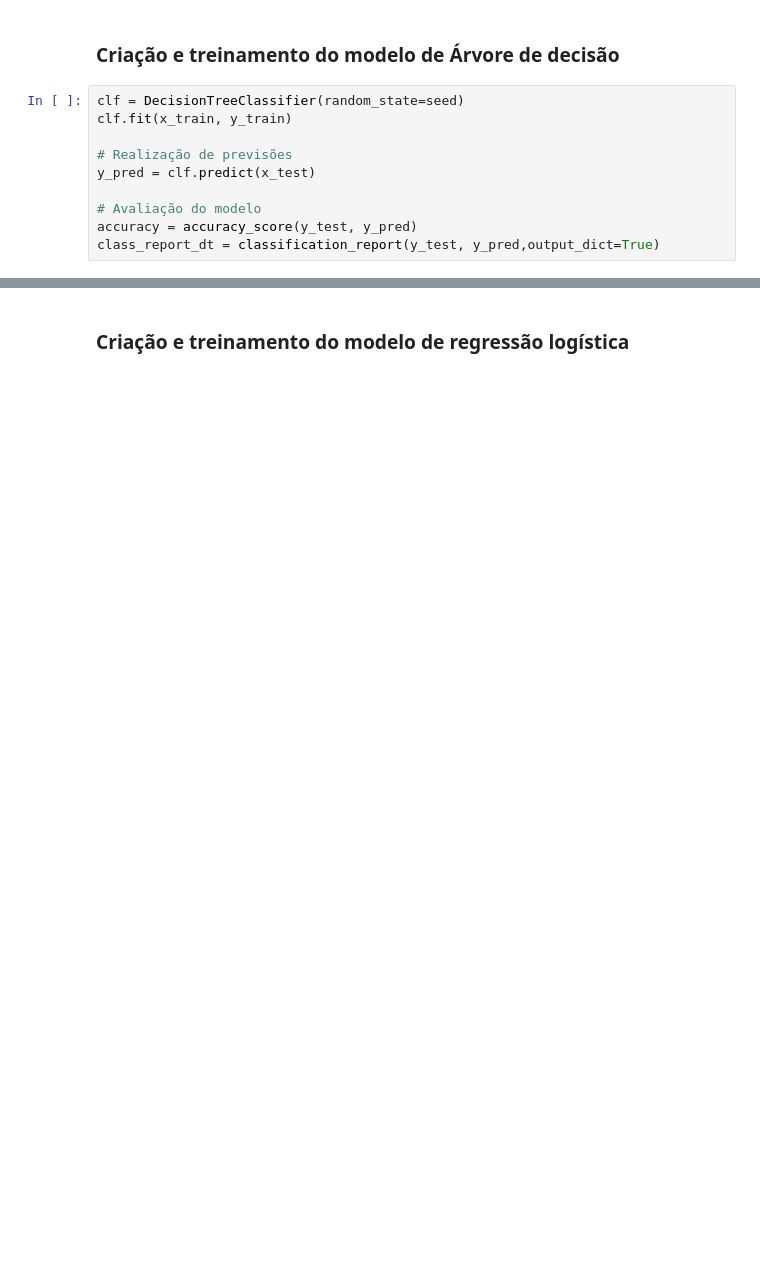
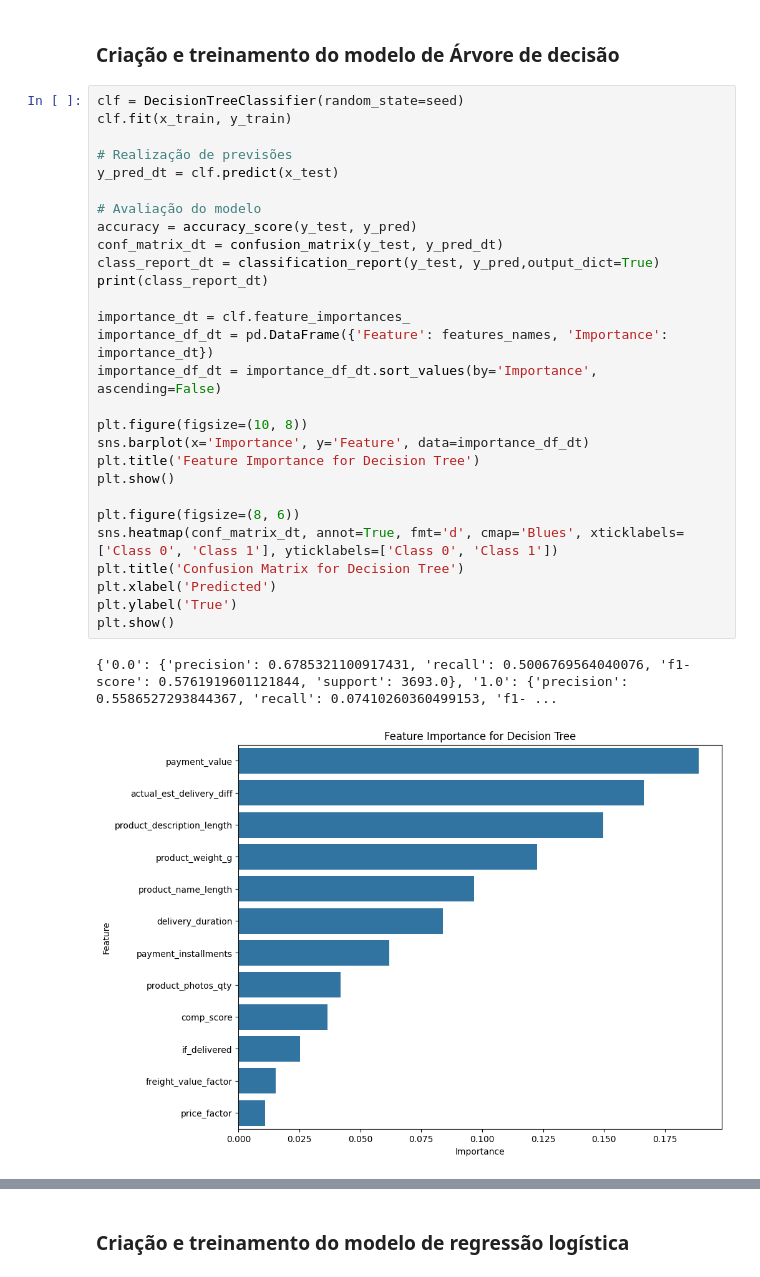
Before and after one commit to wnetohr/Olist-Brazilian-E-Commerce, a Jupyter notebook: notebooks/prediction_models.ipynb, the cells around one changed output, grey strips where cells are left out. Cells and saved outputs as stored; diff of their text form; blank space fills up the shorter version.

```diff
--- a/notebooks/prediction_models.ipynb
+++ b/notebooks/prediction_models.ipynb
@@ -125,12 +166,33 @@ Parameters: { "use_label_encoder" } are not used.
 # %% [markdown]
 ### Criação e treinamento do modelo de Árvore de decisão
-# %%
-clf = DecisionTreeClassifier(random_state=seed)
-clf.fit(x_train, y_train)
-
-# Realização de previsões
-y_pred = clf.predict(x_test)
-
-# Avaliação do modelo
-accuracy = accuracy_score(y_test, y_pred)
-class_report_dt = classification_report(y_test, y_pred,output_dict=True)
+# %%
+clf = DecisionTreeClassifier(random_state=seed)
+clf.fit(x_train, y_train)
+
+# Realização de previsões
+y_pred_dt = clf.predict(x_test)
+
+# Avaliação do modelo
+accuracy = accuracy_score(y_test, y_pred)
+conf_matrix_dt = confusion_matrix(y_test, y_pred_dt)
+class_report_dt = classification_report(y_test, y_pred,output_dict=True)
+print(class_report_dt)
+
+importance_dt = clf.feature_importances_
+importance_df_dt = pd.DataFrame({'Feature': features_names, 'Importance': importance_dt})
+importance_df_dt = importance_df_dt.sort_values(by='Importance', ascending=False)
+
+plt.figure(figsize=(10, 8))
+sns.barplot(x='Importance', y='Feature', data=importance_df_dt)
+plt.title('Feature Importance for Decision Tree')
+plt.show()
+
+plt.figure(figsize=(8, 6))
+sns.heatmap(conf_matrix_dt, annot=True, fmt='d', cmap='Blues', xticklabels=['Class 0', 'Class 1'], yticklabels=['Class 0', 'Class 1'])
+plt.title('Confusion Matrix for Decision Tree')
+plt.xlabel('Predicted')
+plt.ylabel('True')
+plt.show()
+# %% [output]
+{'0.0': {'precision': 0.6785321100917431, 'recall': 0.5006769564040076, 'f1-score': 0.5761919601121844, 'support': 3693.0}, '1.0': {'precision': 0.5586527293844367, 'recall': 0.07410260360499153, 'f1- ...
+[figure, added]
```
Also changed, not shown: parts of 14 cells of this notebook.
